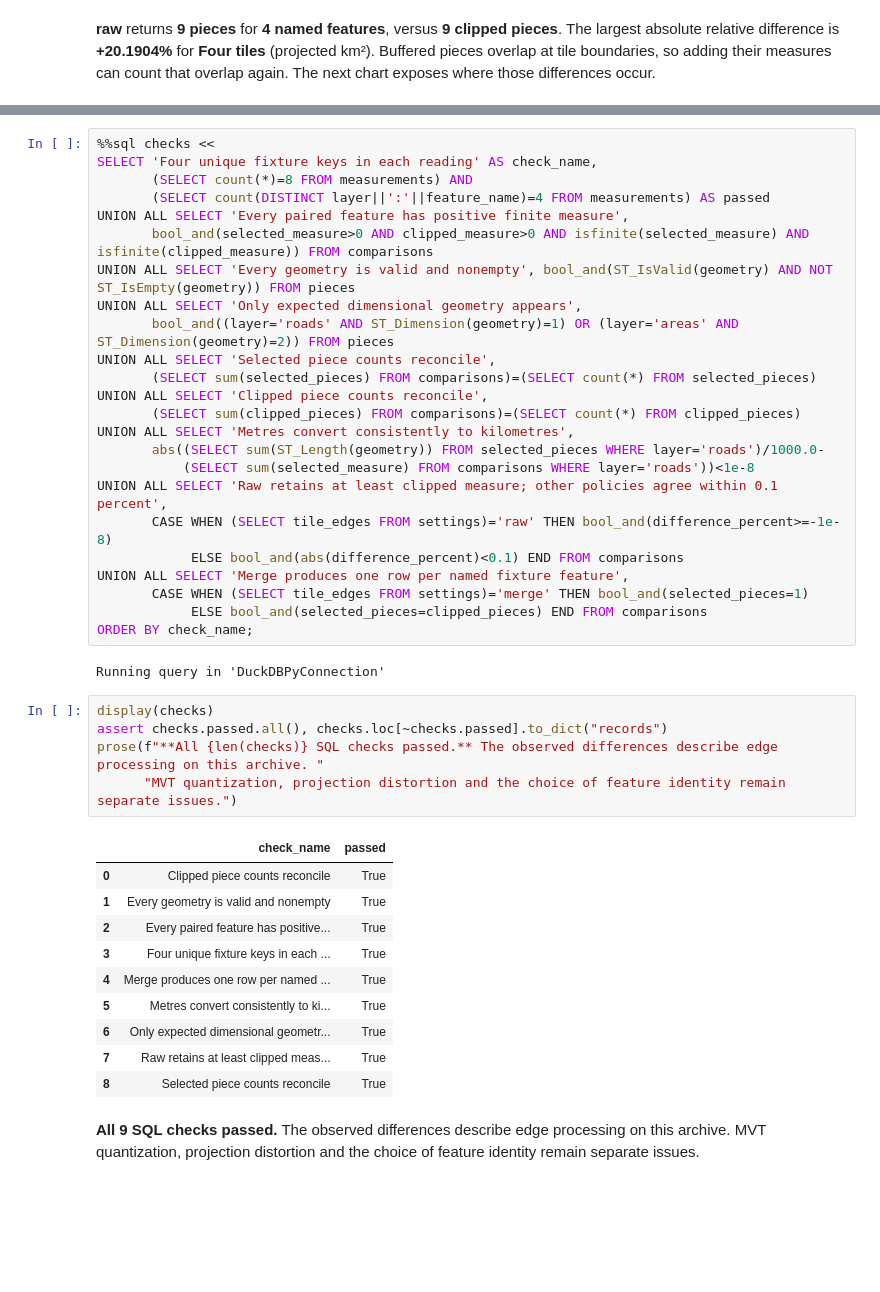
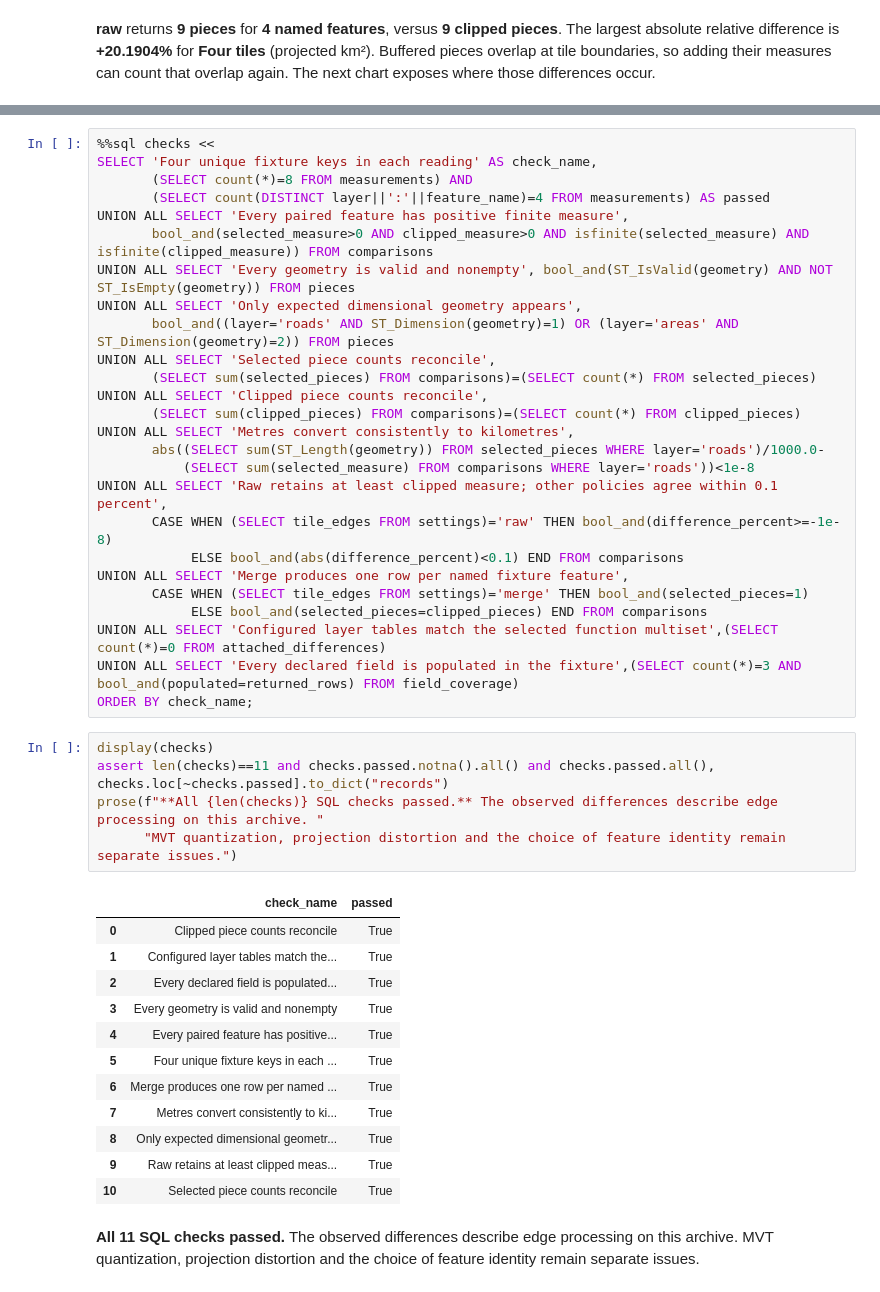
Before and after one commit to Query-farm/vgi-mvt-typescript, a Jupyter notebook: notebooks/01_measure_tile_buffer_overlap.ipynb, the cells around one changed output, grey strips where cells are left out. Drawn from its saved outputs; the diff is of its cells as text; blank space fills up the shorter version.

```diff
--- a/notebooks/01_measure_tile_buffer_overlap.ipynb
+++ b/notebooks/01_measure_tile_buffer_overlap.ipynb
@@ -215,24 +231,26 @@ UNION ALL SELECT 'Raw retains at least clipped measure; other policies agree wit
 UNION ALL SELECT 'Merge produces one row per named fixture feature',
        CASE WHEN (SELECT tile_edges FROM settings)='merge' THEN bool_and(selected_pieces=1)
             ELSE bool_and(selected_pieces=clipped_pieces) END FROM comparisons
+UNION ALL SELECT 'Configured layer tables match the selected function multiset',(SELECT count(*)=0 FROM attached_differences)
+UNION ALL SELECT 'Every declared field is populated in the fixture',(SELECT count(*)=3 AND bool_and(populated=returned_rows) FROM field_coverage)
 ORDER BY check_name;
-# %% [output]
-Running query in 'DuckDBPyConnection'
 # %%
 display(checks)
-assert checks.passed.all(), checks.loc[~checks.passed].to_dict("records")
+assert len(checks)==11 and checks.passed.notna().all() and checks.passed.all(), checks.loc[~checks.passed].to_dict("records")
 prose(f"**All {len(checks)} SQL checks passed.** The observed differences describe edge processing on this archive. "
       "MVT quantization, projection distortion and the choice of feature identity remain separate issues.")
 # %% [output]
 |  | check_name | passed |
 | 0 | Clipped piece counts reconcile | True |
-| 1 | Every geometry is valid and nonempty | True |
-| 2 | Every paired feature has positive... | True |
-| 3 | Four unique fixture keys in each ... | True |
-| 4 | Merge produces one row per named ... | True |
-| 5 | Metres convert consistently to ki... | True |
-| 6 | Only expected dimensional geometr... | True |
-| 7 | Raw retains at least clipped meas... | True |
-| 8 | Selected piece counts reconcile | True |
+| 1 | Configured layer tables match the... | True |
+| 2 | Every declared field is populated... | True |
+| 3 | Every geometry is valid and nonempty | True |
+| 4 | Every paired feature has positive... | True |
+| 5 | Four unique fixture keys in each ... | True |
+| 6 | Merge produces one row per named ... | True |
+| 7 | Metres convert consistently to ki... | True |
+| 8 | Only expected dimensional geometr... | True |
+| 9 | Raw retains at least clipped meas... | True |
+| 10 | Selected piece counts reconcile | True |
-**All 9 SQL checks passed.** The observed differences describe edge processing on this archive. MVT quantization, projection distortion and the choice of feature identity remain separate issues.
+**All 11 SQL checks passed.** The observed differences describe edge processing on this archive. MVT quantization, projection distortion and the choice of feature identity remain separate issues.
 # %% [markdown]
```
Also changed, not shown: parts of 29 cells of this notebook, 13 other files.
